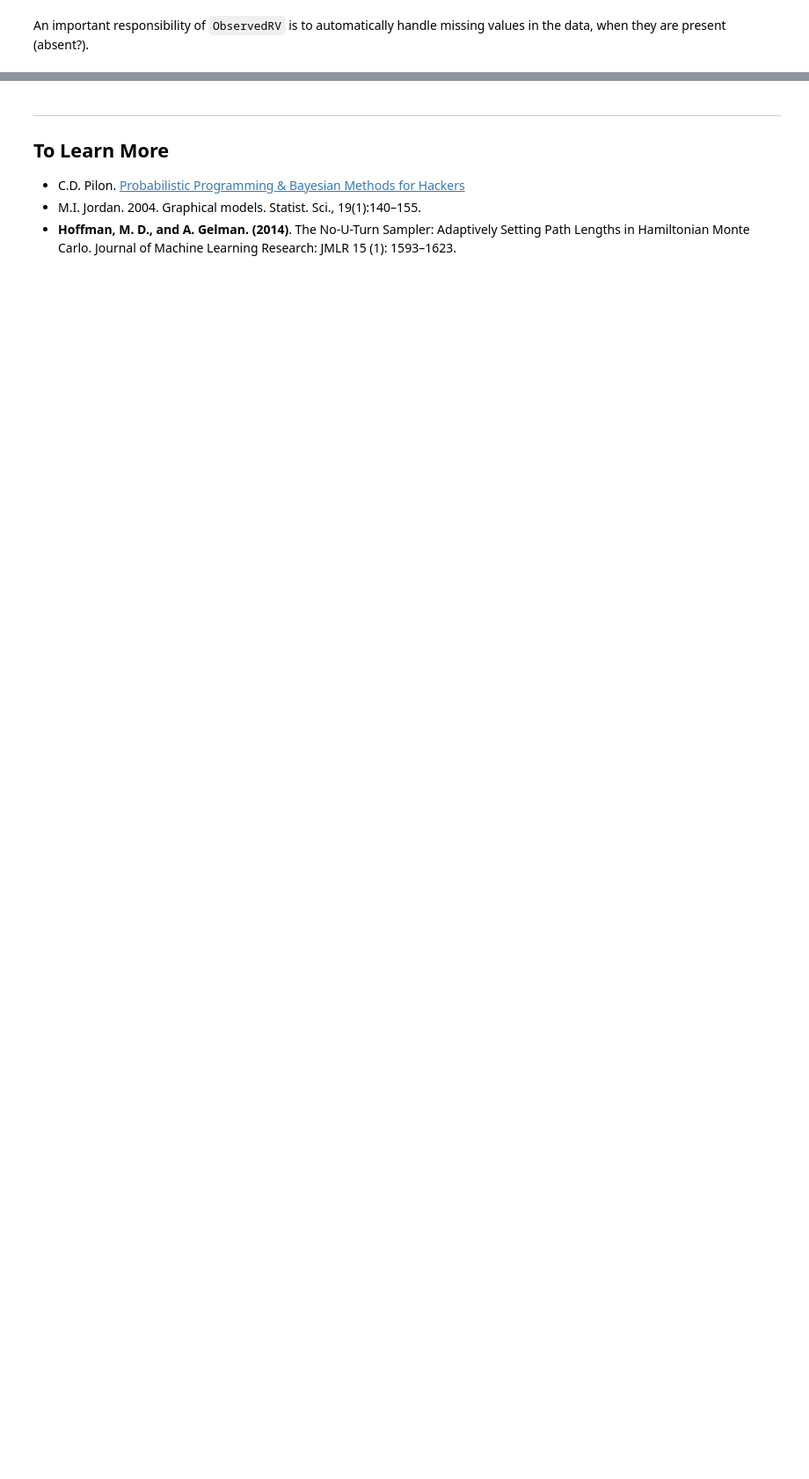
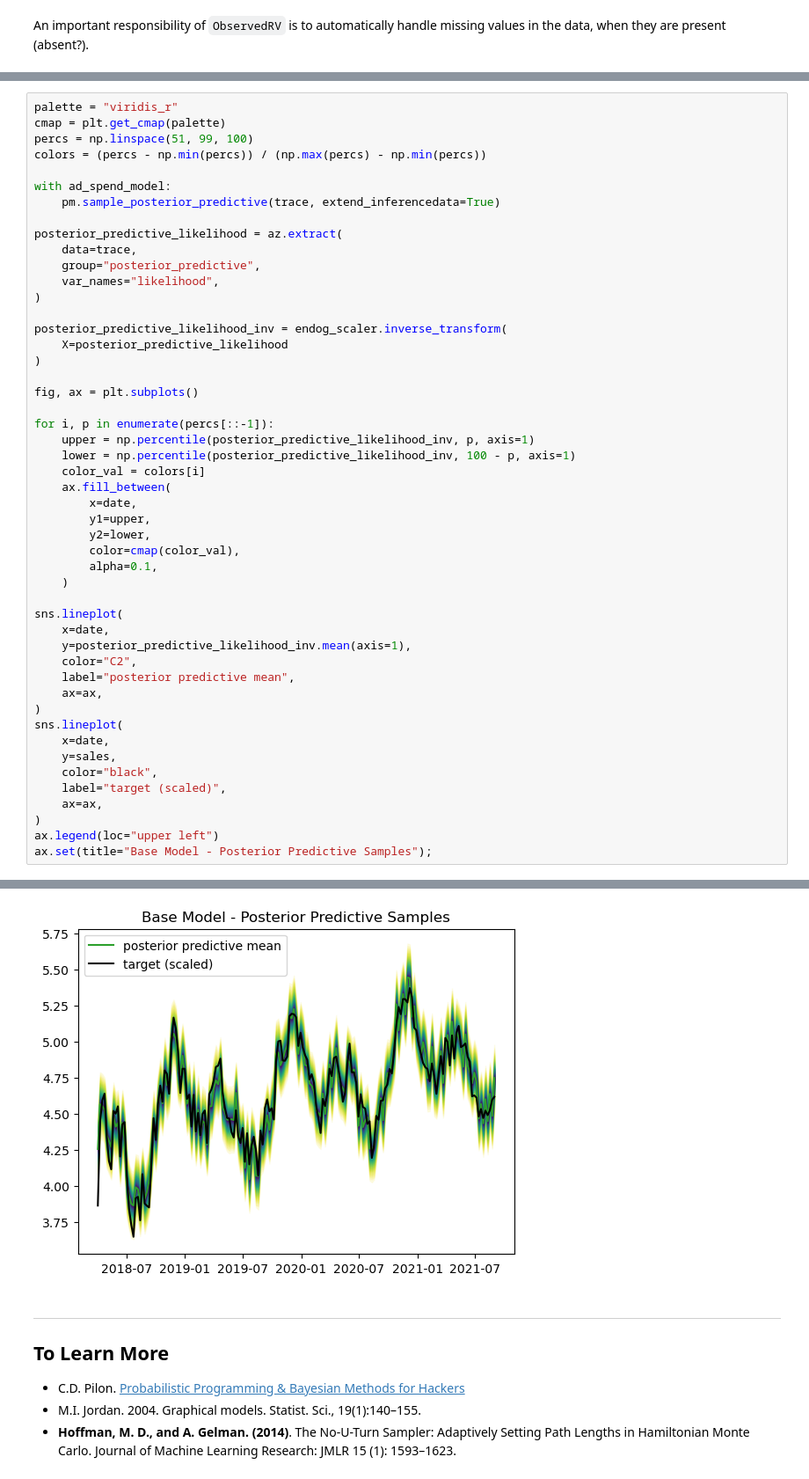
Before and after one commit to fonnesbeck/bayes_pydata_london_2024, a Jupyter notebook: pymc_intro.ipynb, the cells around one changed output, grey strips where cells are left out. Shown at 88% size. Saved outputs shown, nothing was run; the diff lists cells and outputs as text; blank space fills up the shorter version.

```diff
--- a/pymc_intro.ipynb
+++ b/pymc_intro.ipynb
@@ -238,0 +389,50 @@ This is a very simple model of spin rate dynamics. How might we improve this mod
+# %%
+palette = "viridis_r"
+cmap = plt.get_cmap(palette)
+percs = np.linspace(51, 99, 100)
+colors = (percs - np.min(percs)) / (np.max(percs) - np.min(percs))
+
+with ad_spend_model:
+    pm.sample_posterior_predictive(trace, extend_inferencedata=True)
+
+posterior_predictive_likelihood = az.extract(
+    data=trace,
+    group="posterior_predictive",
+    var_names="likelihood",
+)
+
+posterior_predictive_likelihood_inv = endog_scaler.inverse_transform(
+    X=posterior_predictive_likelihood
+)
+
+fig, ax = plt.subplots()
+
+for i, p in enumerate(percs[::-1]):
+    upper = np.percentile(posterior_predictive_likelihood_inv, p, axis=1)
+    lower = np.percentile(posterior_predictive_likelihood_inv, 100 - p, axis=1)
+    color_val = colors[i]
+    ax.fill_between(
+        x=date,
+        y1=upper,
+        y2=lower,
+        color=cmap(color_val),
+        alpha=0.1,
+    )
+
+sns.lineplot(
+    x=date,
+    y=posterior_predictive_likelihood_inv.mean(axis=1),
+    color="C2",
+    label="posterior predictive mean",
+    ax=ax,
+)
+sns.lineplot(
+    x=date,
+    y=sales,
+    color="black",
+    label="target (scaled)",
+    ax=ax,
+)
+ax.legend(loc="upper left")
+ax.set(title="Base Model - Posterior Predictive Samples");
+# %% [output]
@@ -239,3 +443,4 @@ This is a very simple model of spin rate dynamics. How might we improve this mod
+[figure, added]
 # %% [markdown]
 ---
 
```
Also changed, not shown: parts of 56 cells of this notebook.
